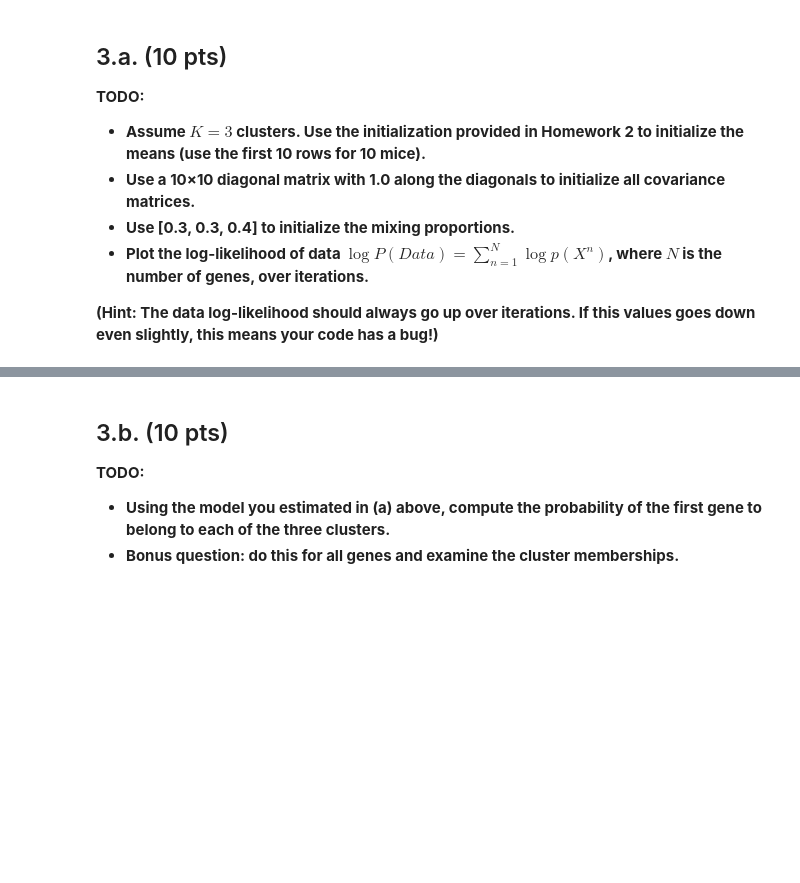
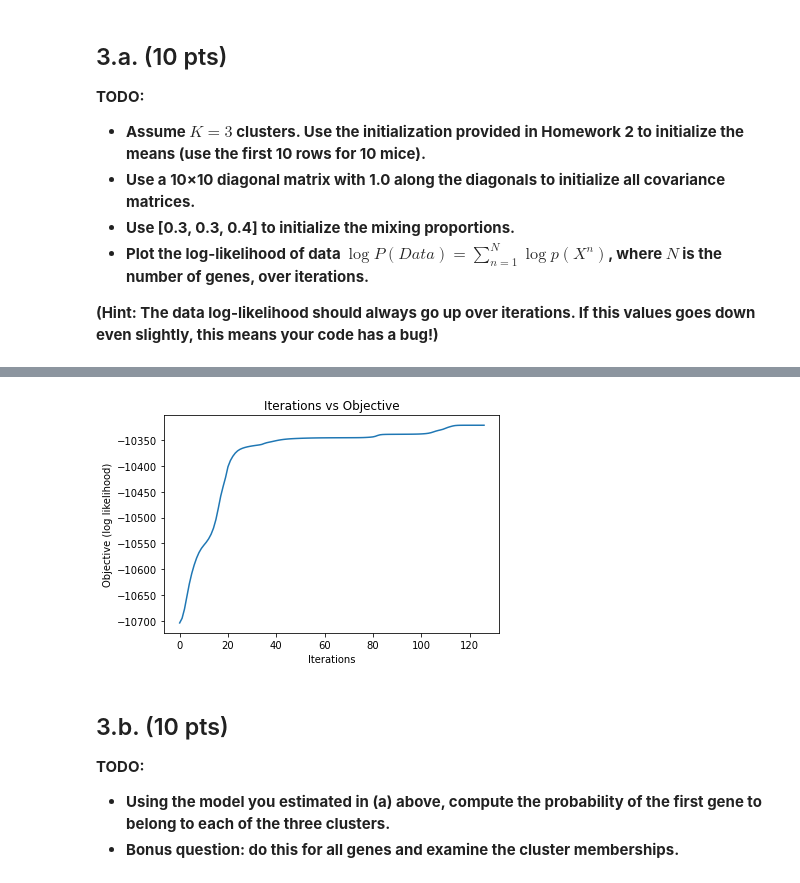
Before and after one commit to ryanquinnnelson/CMU-02620-HW3, a Jupyter notebook: HW3_ryann.ipynb, the cells around one changed output, grey strips where cells are left out. Saved outputs shown, nothing was run; the diff lists cells and outputs as text; code cells hidden in the pictures; blank space fills up the shorter version.

```diff
--- a/HW3_ryann.ipynb
+++ b/HW3_ryann.ipynb
@@ -426,0 +446,7 @@ $$\sum_{n=1}^N \log{p(X^n)}$$
+# %%
+# prep data
+X = a.T[:,:10]  # first 10 dimensions
+print(X.shape)
+
+test_means = c.T[:,:10]  # first 10 dimensions
+print(test_means.shape)
@@ -426,0 +456,24 @@ $$\sum_{n=1}^N \log{p(X^n)}$$
+# %%
+%%time
+
+# initial parameters
+# pi
+pi_init = np.array([0.3,0.3,0.4])
+print(len(pi_init))
+
+# means
+mu_init = [test_means[i] for i in range(3)]
+print(len(mu_init))
+print(mu_init[0].shape)
+
+# covariance
+sigma = np.zeros((10,10))
+np.fill_diagonal(sigma, 1)
+sigma_init = [sigma for i in range(3)]
+print(len(sigma_init))
+print(sigma_init[0].shape)
+
+
+gm = GaussianMixture(K=3, epsilon=1e-5, pi_init=pi_init, mu_init=mu_init,sigma_init=sigma_init)
+scores = gm.fit_and_score(X)
+print('Objective value at convergence:',scores[-1])
@@ -427,3 +490,11 @@ $$\sum_{n=1}^N \log{p(X^n)}$$
+# %%
+plt.title('Iterations vs Objective')
+plt.xlabel('Iterations')
+plt.ylabel('Objective (log likelihood)')
+plt.plot(scores[1:])  # initial objective value is discarded because E step has not yet been performed
+plt.show()
+# %% [output]
+[figure, added]
 # %% [markdown]
 ## 3.b. (10 pts)
 **TODO:**
```
Also changed, not shown: parts of 10 cells of this notebook, 9 other files.
